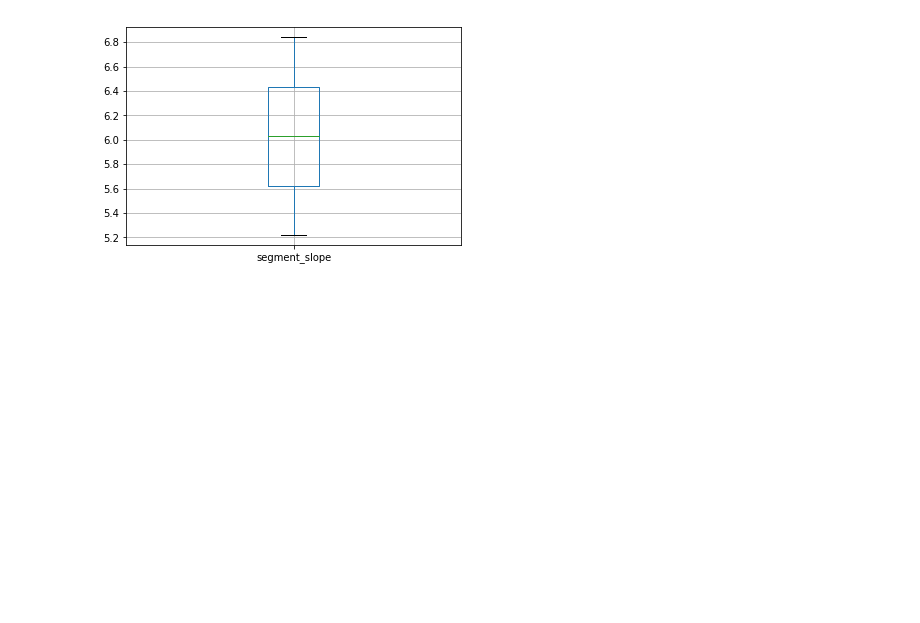
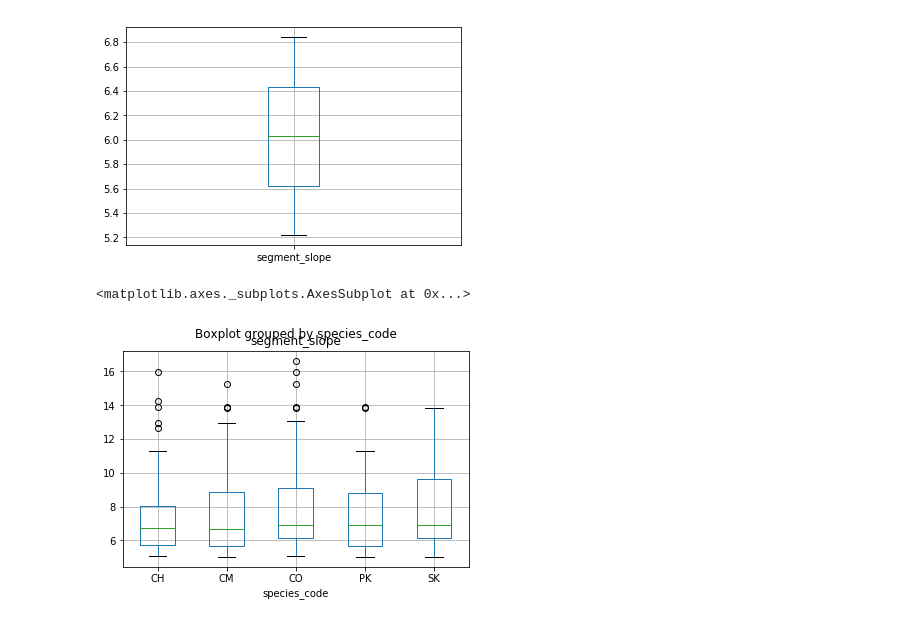
Before and after one commit to smnorris/bcfishobs_spp-by-slope, a Jupyter notebook: notebooks/Observations_species_slope.ipynb, the cells around one changed output. Drawn from its saved outputs; the diff is of its cells as text; code cells hidden in the pictures; blank space fills up the shorter version.

Commit message:
add boxplot for all spp

```diff
--- a/notebooks/Observations_species_slope.ipynb
+++ b/notebooks/Observations_species_slope.ipynb
@@ -141,3 +151,12 @@ df_sp.boxplot(column=['segment_slope'])
 # %% [output]
 <matplotlib.axes._subplots.AxesSubplot at 0x...>
 [figure]
+# %%
+# try boxplot of all spp
+df_sp = all_spp
+df_sp = df_sp[df_sp['segment_slope'] < 20]
+df_sp = df_sp[df_sp['segment_slope'] > 5]
+df_sp.boxplot(column='segment_slope', by='species_code')
+# %% [output]
+<matplotlib.axes._subplots.AxesSubplot at 0x...>
+[figure, added]
```
Also changed, not shown: parts of 1 cell of this notebook.
